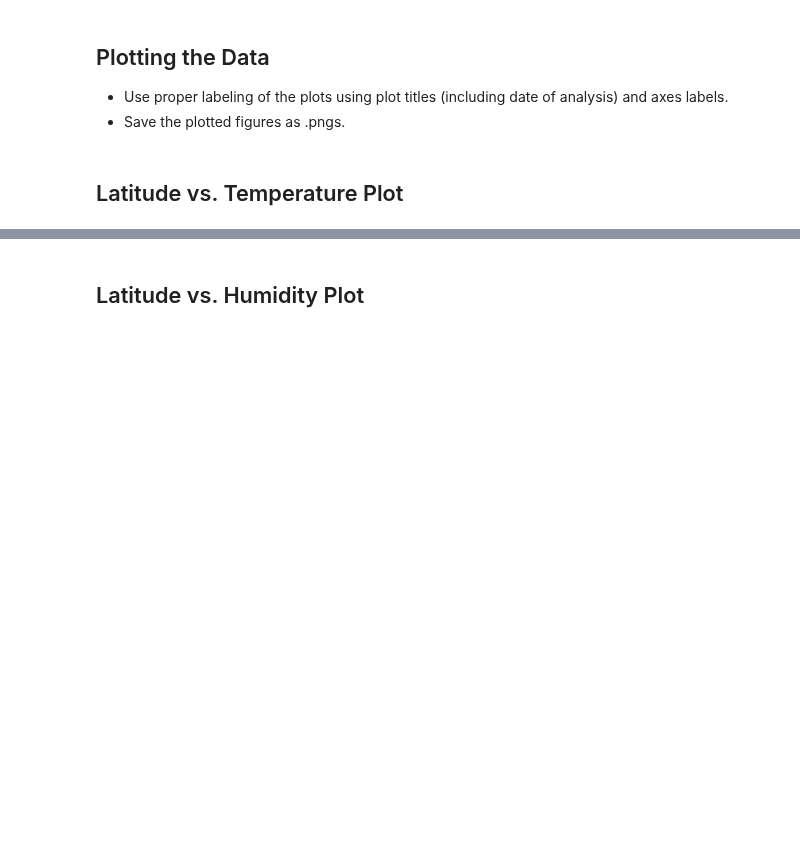
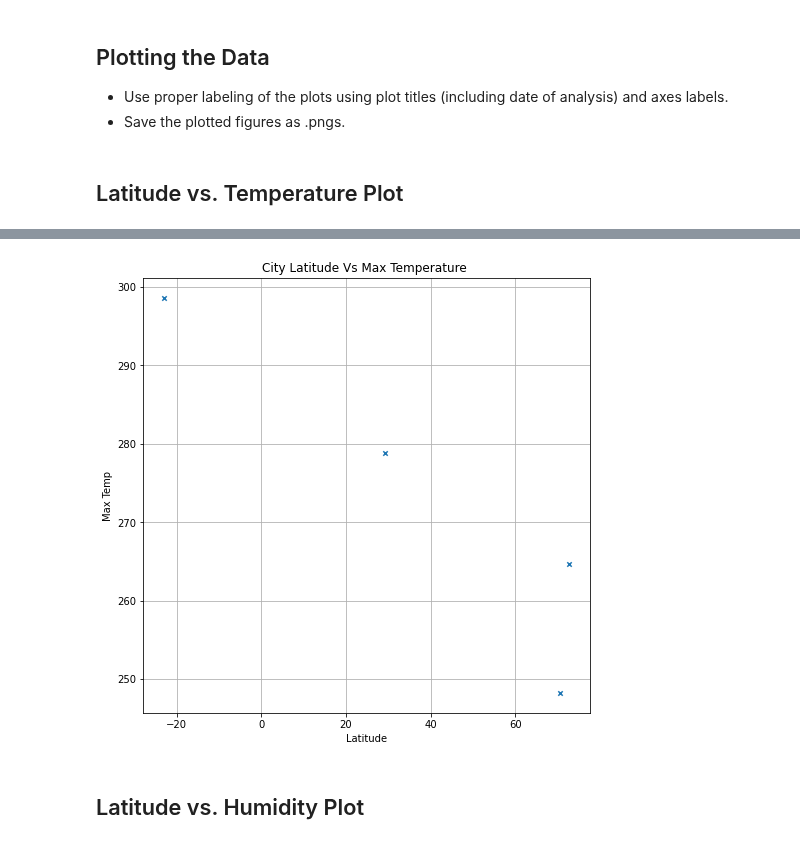
Before and after one commit to chrispope12391/Python-API-Challenge, a Jupyter notebook: WeatherPy/WeatherPy.ipynb, the cells around one changed output, grey strips where cells are left out. Cells and saved outputs as stored; diff of their text form; code cells hidden in the pictures; blank space fills up the shorter version.

```diff
--- a/WeatherPy/WeatherPy.ipynb
+++ b/WeatherPy/WeatherPy.ipynb
@@ -273,3 +275,5 @@ Skip this step if there are no cities that have humidity > 100%.
 # %%
 # Make a new DataFrame equal to the city data to drop all humidity outliers by index.
 # Passing "inplace=False" will make a copy of the city_data DataFrame, which we call "clean_city_data".
+clean_city_data = small_list.loc[small_list['Humidity'] <= 100]
+clean_city_data
@@ -279,3 +289,6 @@ Skip this step if there are no cities that have humidity > 100%.
 * Save the plotted figures as .pngs.
 # %% [markdown]
 ## Latitude vs. Temperature Plot
+# %%
+lat_v_temp = clean_city_data[['Latitude', 'Max Temp']]
+lat_v_temp
@@ -282,3 +301,9 @@ Skip this step if there are no cities that have humidity > 100%.
+# %%
+lat_v_temp.plot(kind="scatter", x="Latitude", y="Max Temp", grid=True, figsize=(8,8),
+              title="City Latitude Vs Max Temperature ", marker='x')
+plt.show()
+# %% [output]
+[figure, added]
 # %% [markdown]
 ## Latitude vs. Humidity Plot
 # %% [markdown]
```
Also changed, not shown: parts of 13 cells of this notebook, 2 other files.
